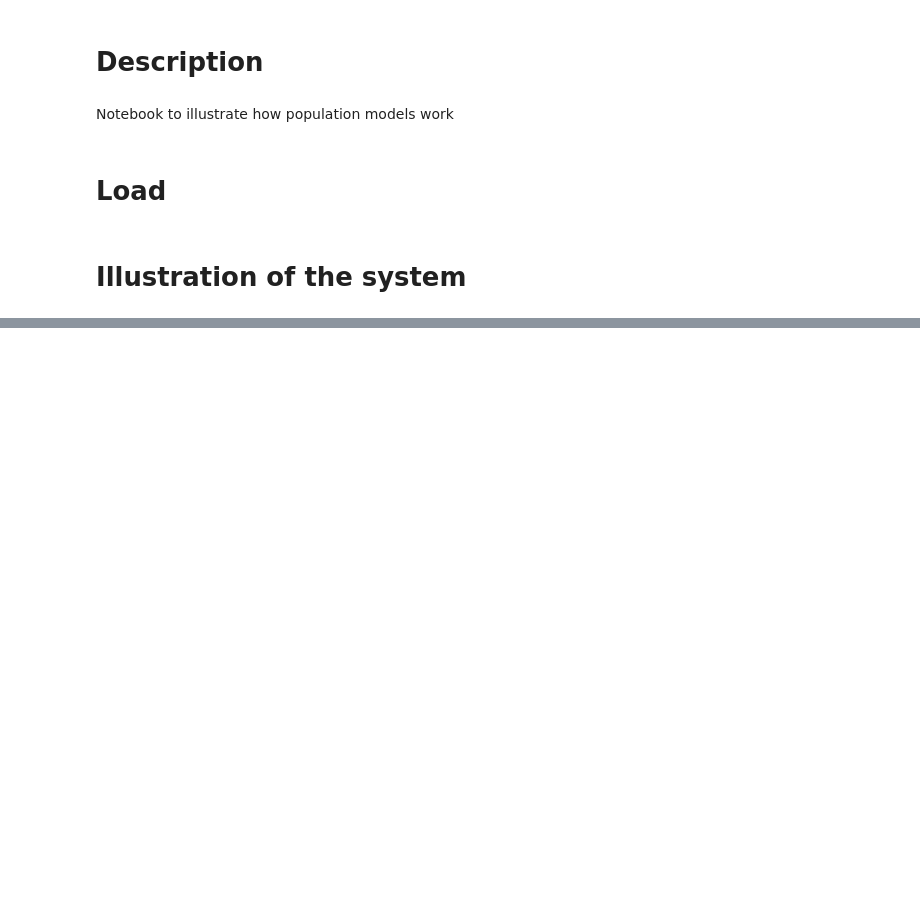
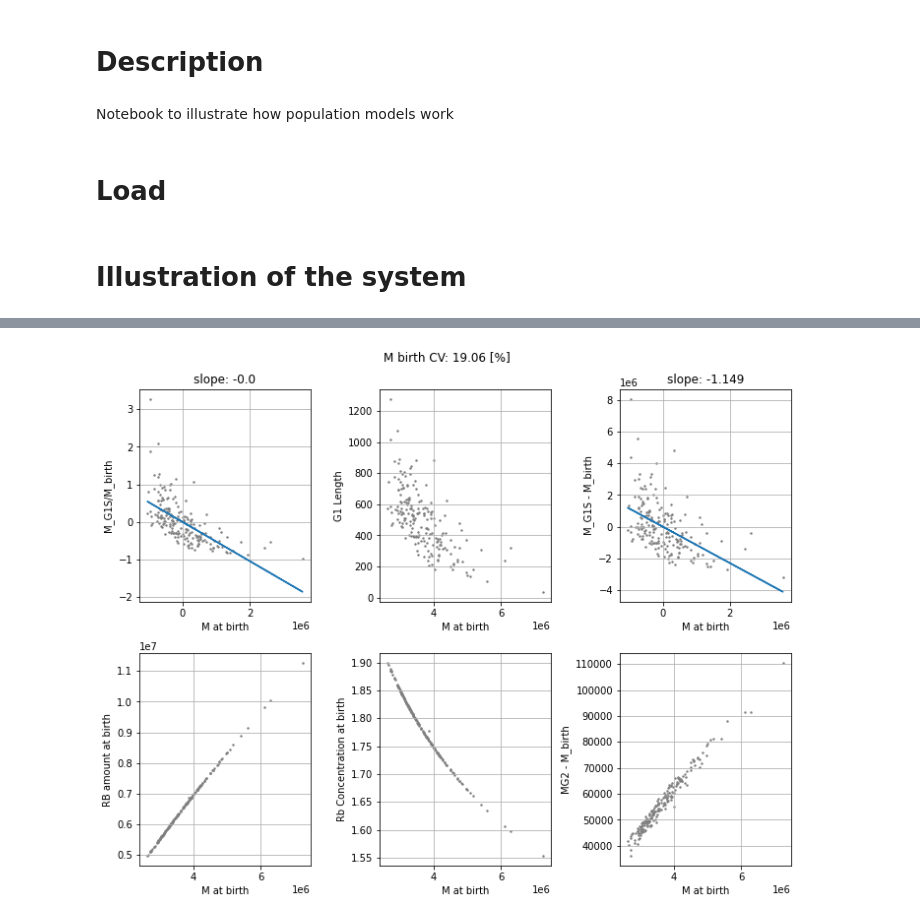
Before and after one commit to LucasFuentesValenzuela/RB_model, a Jupyter notebook: notebooks/demo/Demo_population.ipynb, the cells around one changed output, grey strips where cells are left out. Cells and saved outputs as stored; diff of their text form; code cells hidden in the pictures; blank space fills up the shorter version.

Commit message:
exploring potential size control

```diff
--- a/notebooks/demo/Demo_population.ipynb
+++ b/notebooks/demo/Demo_population.ipynb
@@ -32,6 +32,13 @@ import itertools
 # %%
 params = cell_models.DEFAULT_PARAMS.copy()
 # %%
-params['transition'] = "size"
+params['transition'] = "RBc"
+
+params['k_trans'] = .1
+params['delta'] = 0.8
+params['epsilon'] = .1
+params['transition_th'] = 1
+# %%
+params['alpha'] = 2
 # %%
 params
@@ -38,13 +59,20 @@ params
 # %%
-N_cells=100 # number of cells in the population
+N_cells=1 # number of cells in the population
 
 T_burn = 1000
-T = 10000 # number of timesteps
+T = int(1e6) # number of timesteps
 
 pop = cell_models.population(N_cells, params=params)
 pop.burn_in(T_burn)
 pop.grow(T)
 results = pop.gather_results()
+# %%
+fig, ax = plt.subplots(2, 3, figsize=(10, 8))
+for cell in pop.cells:
+    plot_utils.plot_size_control(cell=cell, ax=ax)
+# fig.tight_layout()
+# %% [output]
+[figure, added]
 # %%
 _, ax = plt.subplots(2, 2, figsize=(10, 8))
 
```
Also changed, not shown: parts of 4 cells of this notebook, 8 other files.
